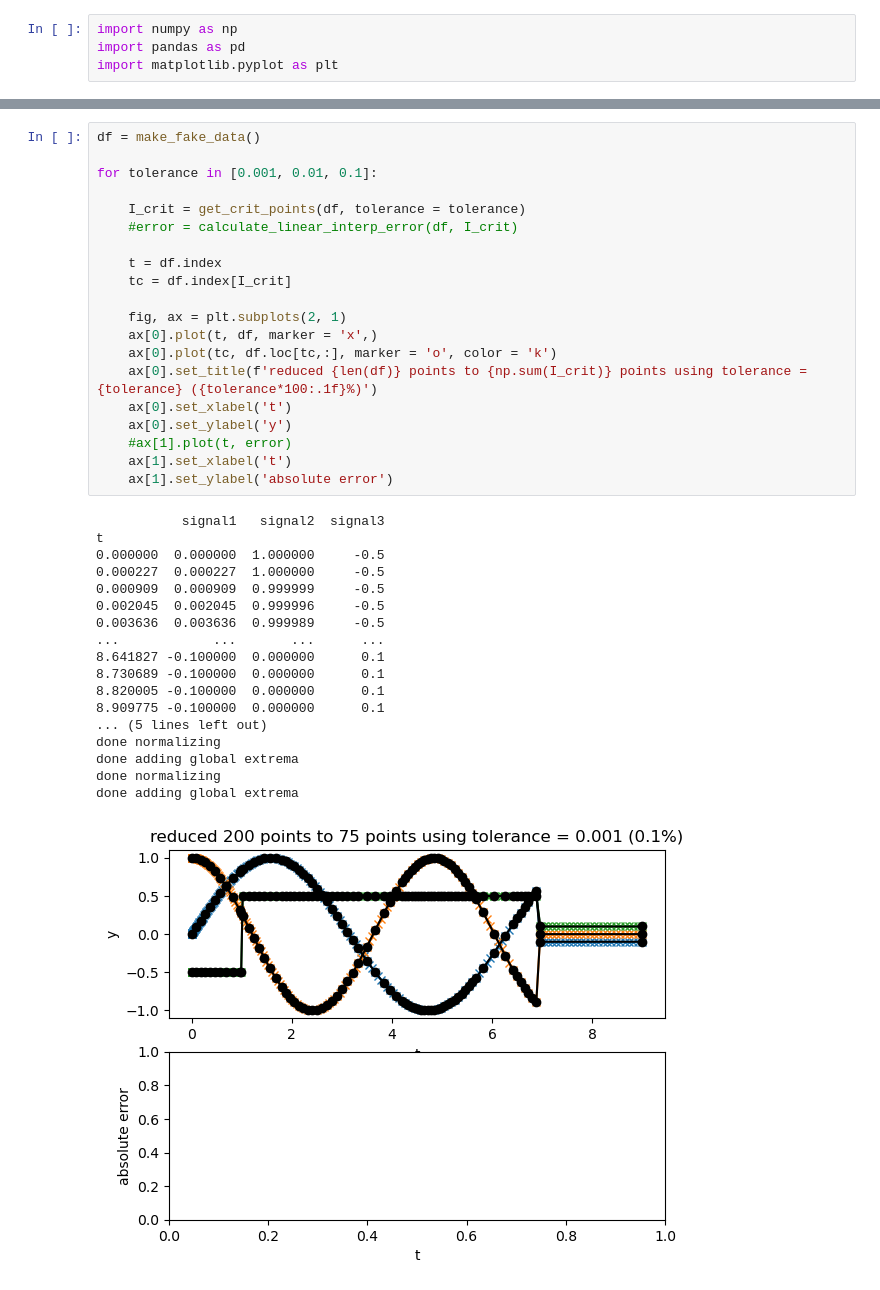
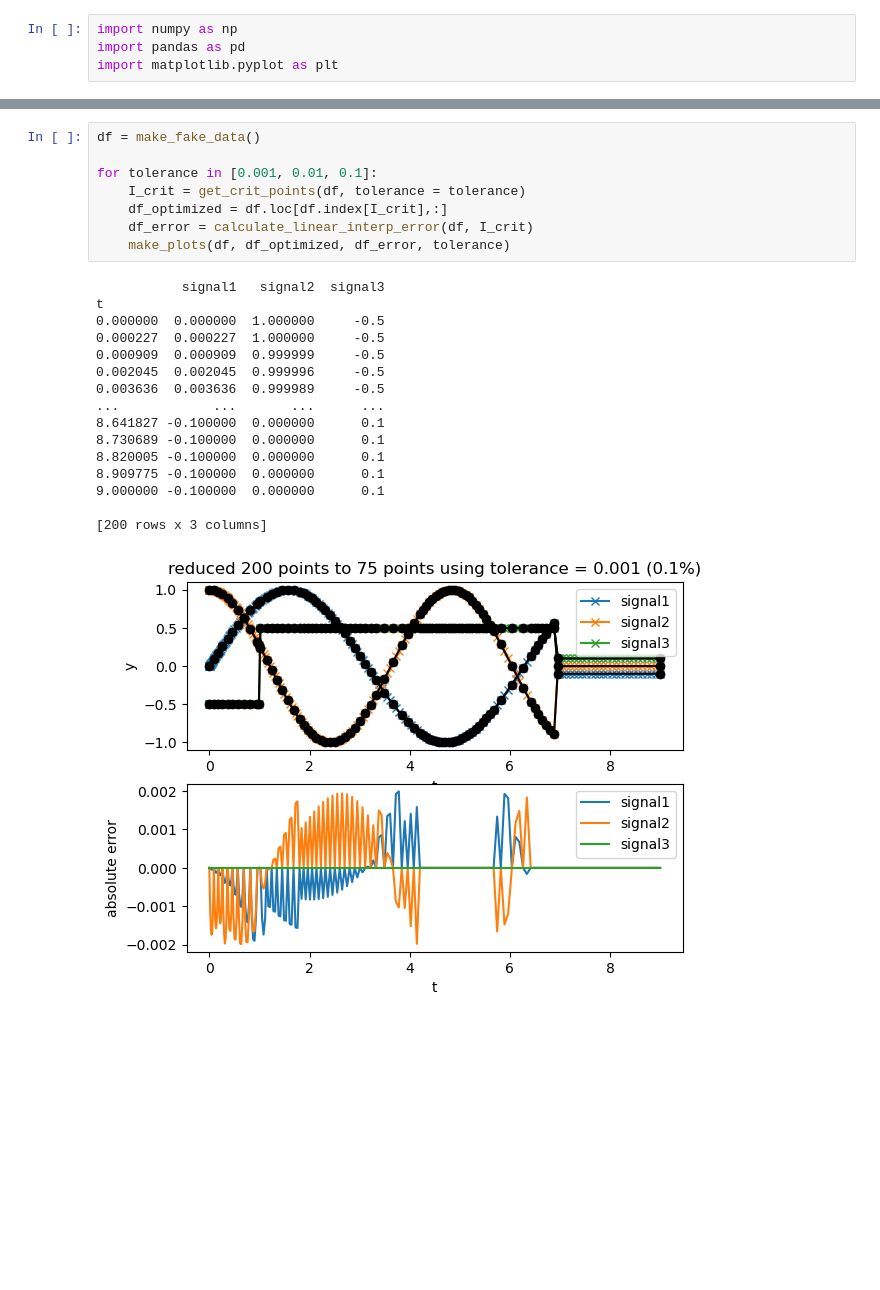
Before and after one commit to Shroff20/RDP, a Jupyter notebook: rdp_demo.ipynb, the cells around one changed output, grey strips where cells are left out. Drawn from its saved outputs; the diff is of its cells as text; blank space fills up the shorter version.

```diff
--- a/rdp_demo.ipynb
+++ b/rdp_demo.ipynb
@@ -110,39 +137,25 @@ def calculate_linear_interp_error(t, y, I_crit):
 # %%
 df = make_fake_data()
 
 for tolerance in [0.001, 0.01, 0.1]:
-
     I_crit = get_crit_points(df, tolerance = tolerance)
-    #error = calculate_linear_interp_error(df, I_crit)
-
-    t = df.index
-    tc = df.index[I_crit]
-
-    fig, ax = plt.subplots(2, 1)
-    ax[0].plot(t, df, marker = 'x',)
-    ax[0].plot(tc, df.loc[tc,:], marker = 'o', color = 'k')
-    ax[0].set_title(f'reduced {len(df)} points to {np.sum(I_crit)} points using tolerance = {tolerance} ({tolerance*100:.1f}%)')
-    ax[0].set_xlabel('t')
-    ax[0].set_ylabel('y')
-    #ax[1].plot(t, error)
-    ax[1].set_xlabel('t')
-    ax[1].set_ylabel('absolute error')
+    df_optimized = df.loc[df.index[I_crit],:]
+    df_error = calculate_linear_interp_error(df, I_crit)
+    make_plots(df, df_optimized, df_error, tolerance)
 # %% [output]
            signal1   signal2  signal3
 t
 0.000000  0.000000  1.000000     -0.5
 0.000227  0.000227  1.000000     -0.5
 0.000909  0.000909  0.999999     -0.5
 0.002045  0.002045  0.999996     -0.5
 0.003636  0.003636  0.999989     -0.5
 ...            ...       ...      ...
 8.641827 -0.100000  0.000000      0.1
 8.730689 -0.100000  0.000000      0.1
 8.820005 -0.100000  0.000000      0.1
 8.909775 -0.100000  0.000000      0.1
-... (5 lines left out)
-done normalizing
-done adding global extrema
-done normalizing
-done adding global extrema
+9.000000 -0.100000  0.000000      0.1
+
+[200 rows x 3 columns]
-[figure, old version]
+[figure, new version]
```
Also changed, not shown: parts of 4 cells of this notebook.
